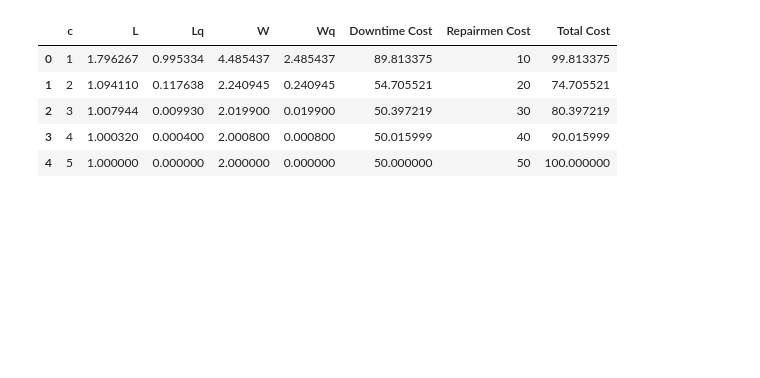
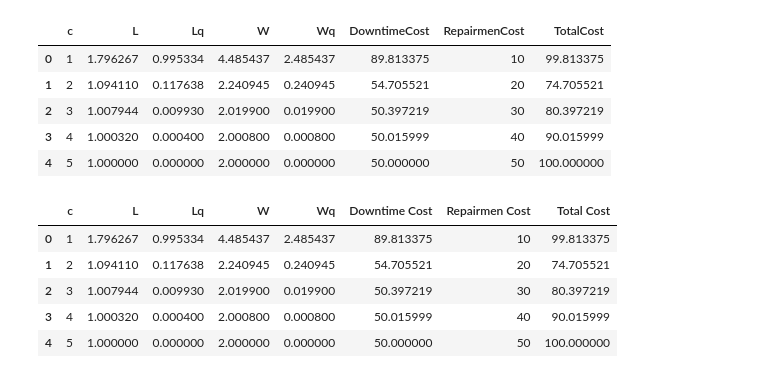
Before and after one commit to sabire113/Simulation, a Jupyter notebook: Task_2.ipynb, the cells around one changed output. Drawn from its saved outputs; the diff is of its cells as text; code cells hidden in the pictures; blank space fills up the shorter version.

```diff
--- a/Task_2.ipynb
+++ b/Task_2.ipynb
@@ -76,51 +76,58 @@ def compute_queuing_metrics(N,lambda_m,mu,c_values):
 
     # Compute P0 using the formula
 
-    formula_part_1 = sum([scipy.special.fratorial(N)/(scipy.special.factorial(N-n)*scipy.special.factorial(n))*
+    formula_part_1 = sum([scipy.special.factorial(N)/(scipy.special.factorial(N-n)*scipy.special.factorial(n))*
                          (lambda_m / mu) ** n for n in range(c)])
 
-    formula_part_2 = sum([scipy.special.fratorial(N)/(scipy.special.factorial(N-n)*scipy.special.factorial(c) * c**(n-c))*
+    formula_part_2 = sum([scipy.special.factorial(N)/(scipy.special.factorial(N-n)*scipy.special.factorial(c) * c**(n-c))*
                           (lambda_m/mu) ** n for n in range(c, N+1)])
 
     P0 = 1/ (formula_part_1 + formula_part_2)
 
     # Compute Pn for n = 0 to N
-    Pn = [P0 * (scipy.special.factorial(N) / (scipy.special.factorial(N-n) * scipy.sparse.factorial(n)))*
+    Pn = [P0 * (scipy.special.factorial(N) / (scipy.special.factorial(N-n) * scipy.special.factorial(n)))*
           (lambda_m / mu) ** n if n < c else
           P0 * (scipy.special.factorial(N)/(scipy.special.factorial(N-n)*scipy.special.factorial(c) * c**(n-c)))*
           (lambda_m/mu)** n for n in range(N+1)]
 
     # Compute L (Mean number of broken machines in the system)
 
     L = sum(n*Pn[n] for n in range(N+1))
 
     # Compute Lq (Mean number of machines in queue)
-    Lq = sum((n-c) * Pn[n] for i in range(c, N+1))
+    Lq = sum((n-c) * Pn[n] for n in range(c, N+1))
 
     # Compute W and Wq using Little's Law
     lambda_effective = lambda_m * (N - L)
     W = L / lambda_effective if lambda_effective > 0 else 0
     Wq = Lq / lambda_effective if lambda_effective > 0 else 0
 
     # cost computition
 
     downtime_cost = 50 * L
     repairmen_cost = 10 * c
     total_cost = downtime_cost + repairmen_cost
 
     results.append([c, L, Lq, W, Wq, downtime_cost, repairmen_cost, total_cost])
 
-  return resuslts
+  return results
 
   # evaluate for c = 1...5
 
-  c_values = range(1,6)
-  queuing_results = compute_queuing_metrics(N, lambda_m, mu, c_values)
+c_values = range(1,6)
+queuing_results = compute_queuing_metrics(N, lambda_m, mu, c_values)
 
   # dataframe
-  df_results = pd.DataFrame(queuing_results, columns = ["c", "L", "Lq", "W", "Wq", "DowntimeCost", "RepairmenCost", "TotalCost" ])
+df_results = pd.DataFrame(queuing_results, columns = ["c", "L", "Lq", "W", "Wq", "DowntimeCost", "RepairmenCost", "TotalCost" ])
 
-  display(df_results)
+display(df_results)
+# %% [output]
+|  | c | L | Lq | W | Wq | DowntimeCost | RepairmenCost | TotalCost |
+| 0 | 1 | 1.796267 | 0.995334 | 4.485437 | 2.485437 | 89.813375 | 10 | 99.813375 |
+| 1 | 2 | 1.094110 | 0.117638 | 2.240945 | 0.240945 | 54.705521 | 20 | 74.705521 |
+| 2 | 3 | 1.007944 | 0.009930 | 2.019900 | 0.019900 | 50.397219 | 30 | 80.397219 |
+| 3 | 4 | 1.000320 | 0.000400 | 2.000800 | 0.000800 | 50.015999 | 40 | 90.015999 |
+| 4 | 5 | 1.000000 | 0.000000 | 2.000000 | 0.000000 | 50.000000 | 50 | 100.000000 |
 # %%
 import numpy as np
 import scipy.special
```
